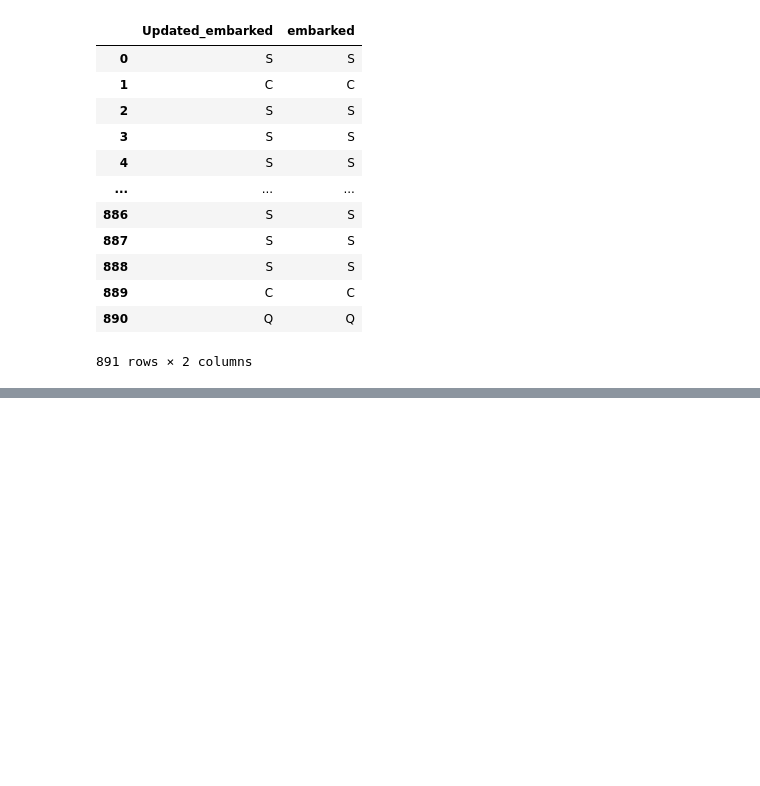
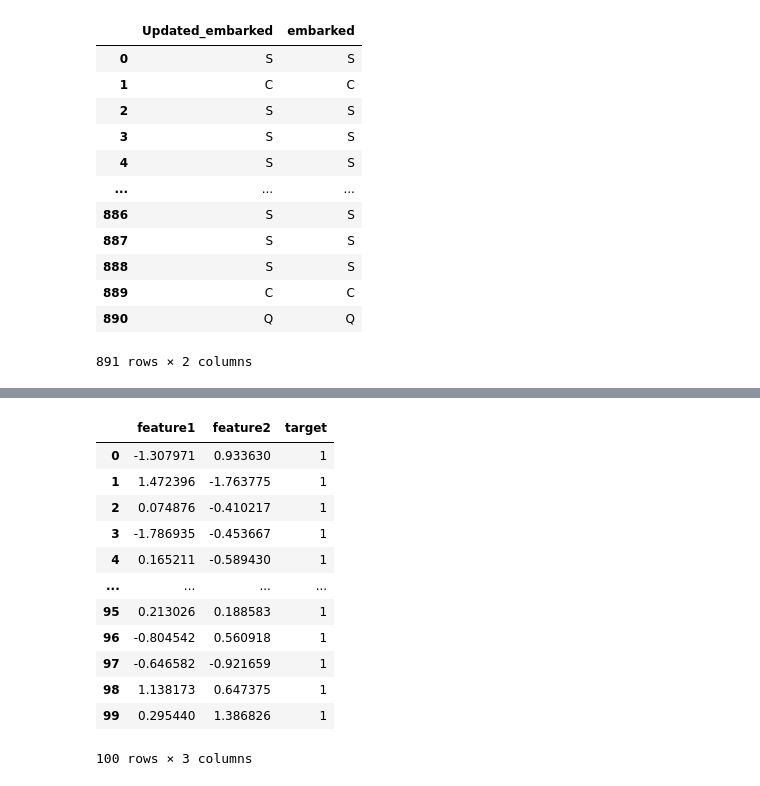
Before and after one commit to RohitPal700/Machine-Learning, a Jupyter notebook: handling_missing_data.ipynb, the cells around one changed output, grey strips where cells are left out. Drawn from its saved outputs; the diff is of its cells as text; code cells hidden in the pictures; blank space fills up the shorter version.

```diff
--- a/handling_missing_data.ipynb
+++ b/handling_missing_data.ipynb
@@ -291,0 +337,16 @@ df[['Updated_embarked','embarked']]
+# %%
+class_1
+# %% [output]
+|  | feature1 | feature2 | target |
+| 0 | -1.307971 | 0.933630 | 1 |
+| 1 | 1.472396 | -1.763775 | 1 |
+| 2 | 0.074876 | -0.410217 | 1 |
+| 3 | -1.786935 | -0.453667 | 1 |
+| 4 | 0.165211 | -0.589430 | 1 |
+| ... | ... | ... | ... |
+| 95 | 0.213026 | 0.188583 | 1 |
+| 96 | -0.804542 | 0.560918 | 1 |
+| 97 | -0.646582 | -0.921659 | 1 |
+| 98 | 1.138173 | 0.647375 | 1 |
+| 99 | 0.295440 | 1.386826 | 1 |
+100 rows × 3 columns
```
Also changed, not shown: parts of 29 cells of this notebook, 1 other file.
